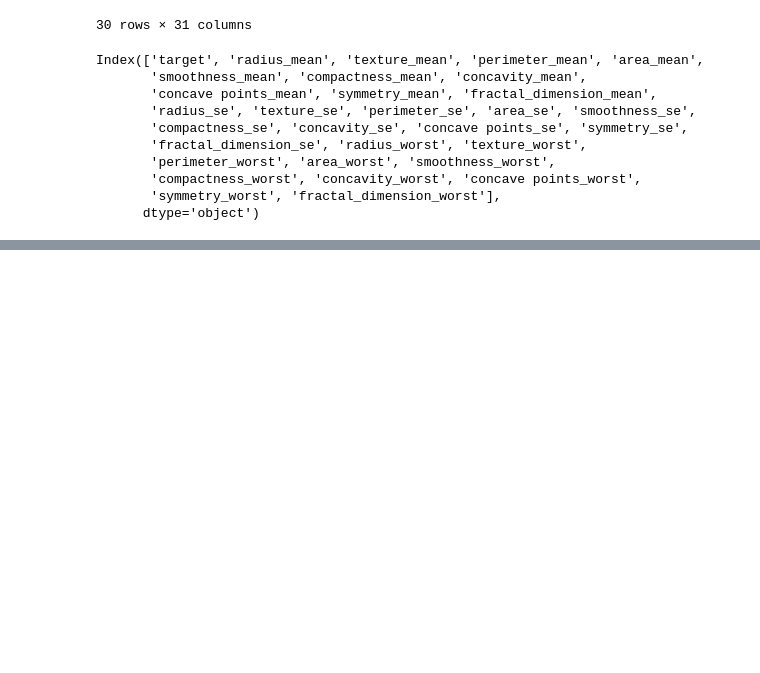
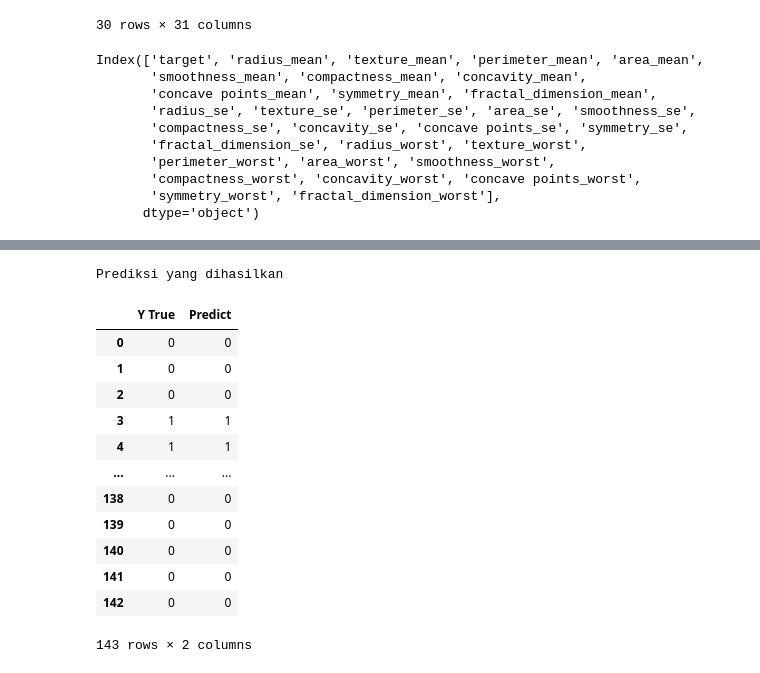
Before and after one commit to ifs19017/Clustering-PM, a Jupyter notebook: App Project/MachineLearning.ipynb, the cells around one changed output, grey strips where cells are left out. Cells and saved outputs as stored; diff of their text form; code cells hidden in the pictures; blank space fills up the shorter version.

```diff
--- a/App Project/MachineLearning.ipynb
+++ b/App Project/MachineLearning.ipynb
@@ -114,0 +106,4 @@ round(accuracy_score(y_test,y_pred),3)
+# %%
+#Prediksi hasil
+pred = clf.predict(x_test)
+pred
@@ -114,0 +118,23 @@ round(accuracy_score(y_test,y_pred),3)
+# %%
+cols={
+    'Y True': y_test,
+    'Predict': pred,
+}
+
+print("Prediksi yang dihasilkan")
+pd.DataFrame(cols)
+# %% [output]
+Prediksi yang dihasilkan
+|  | Y True | Predict |
+| 0 | 0 | 0 |
+| 1 | 0 | 0 |
+| 2 | 0 | 0 |
+| 3 | 1 | 1 |
+| 4 | 1 | 1 |
+| ... | ... | ... |
+| 138 | 0 | 0 |
+| 139 | 0 | 0 |
+| 140 | 0 | 0 |
+| 141 | 0 | 0 |
+| 142 | 0 | 0 |
+143 rows × 2 columns
```
Also changed, not shown: parts of 20 cells of this notebook, 3 other files.
